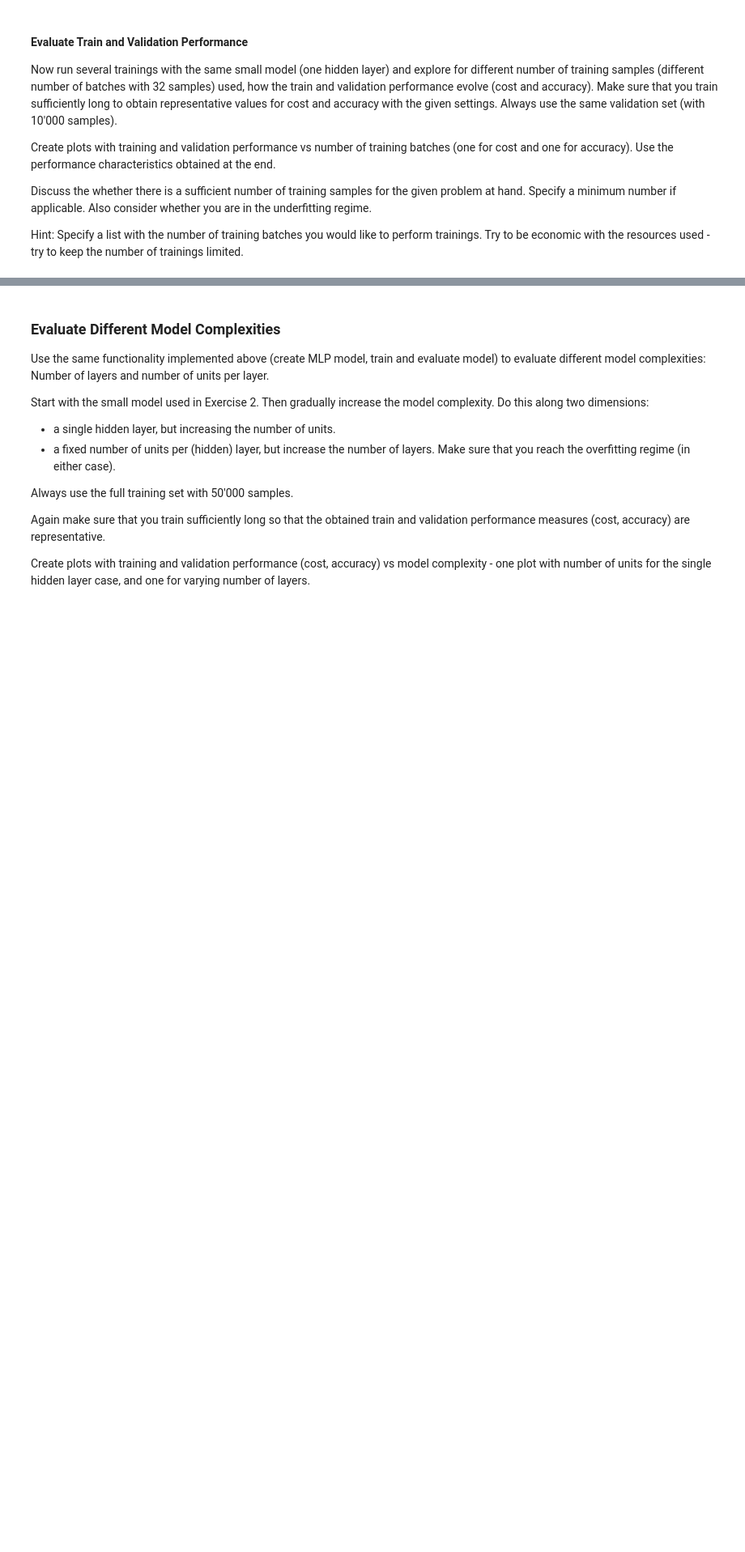
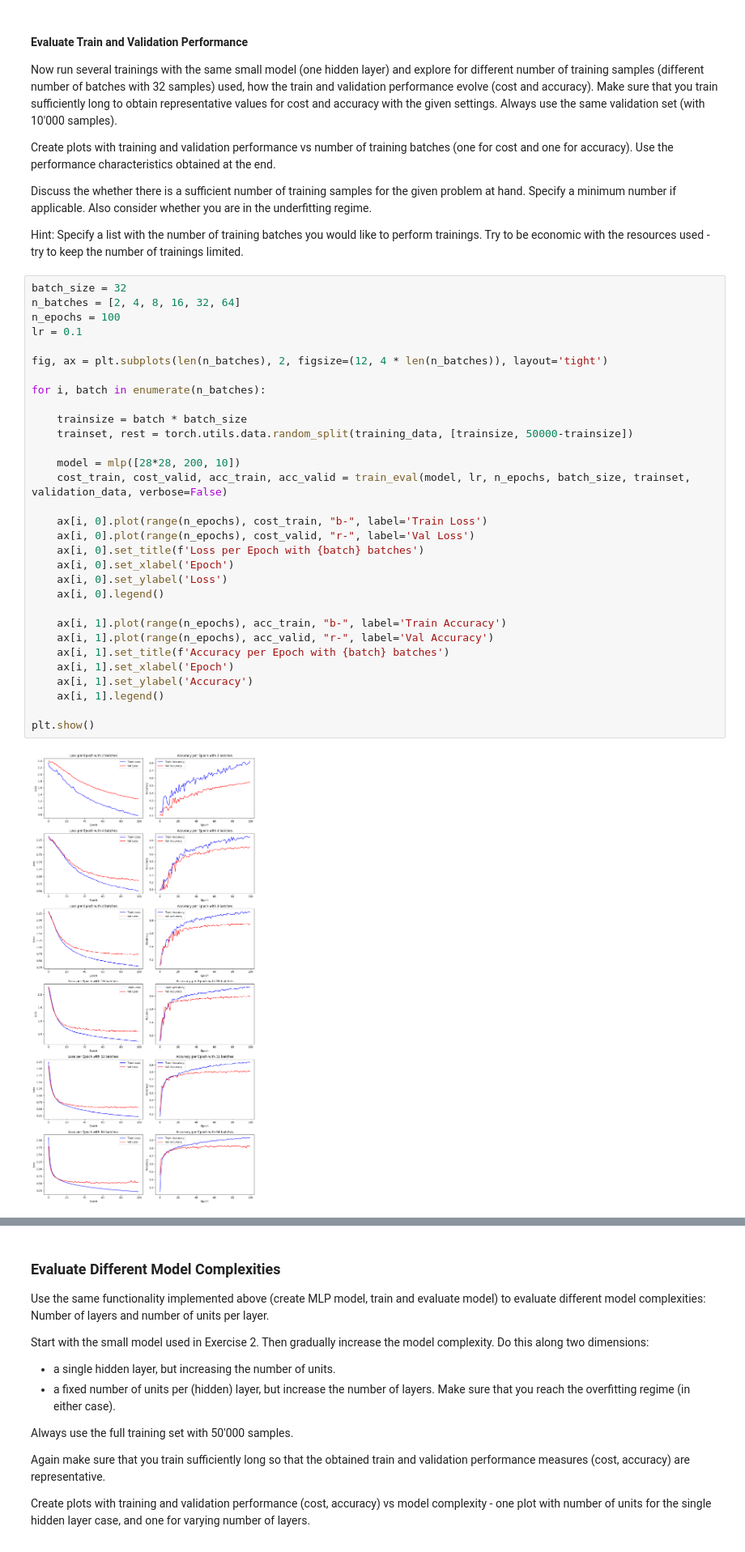
Before and after one commit to JaronMatzinger/mse_delearn, a Jupyter notebook: 03_exercises/mlps_for_fashion_MNIST_stud.ipynb, the cells around one changed output, grey strips where cells are left out. Shown at 81% size. Cells and saved outputs as stored; diff of their text form; blank space fills up the shorter version.

```diff
--- a/03_exercises/mlps_for_fashion_MNIST_stud.ipynb
+++ b/03_exercises/mlps_for_fashion_MNIST_stud.ipynb
@@ -109,4 +226,37 @@ Create plots with training and validation performance vs number of training batc
 Discuss the whether there is a sufficient number of training samples for the given problem at hand. Specify a minimum number if applicable. Also consider whether you are in the underfitting regime.
 
 Hint: Specify a list with the number of training batches you would like to perform trainings. Try to be economic with the resources used - try to keep the number of trainings limited.
+# %%
+batch_size = 32
+n_batches = [2, 4, 8, 16, 32, 64]
+n_epochs = 100
+lr = 0.1
+
+fig, ax = plt.subplots(len(n_batches), 2, figsize=(12, 4 * len(n_batches)), layout='tight')
+
+for i, batch in enumerate(n_batches):
+
+    trainsize = batch * batch_size
+    trainset, rest = torch.utils.data.random_split(training_data, [trainsize, 50000-trainsize])
+
+    model = mlp([28*28, 200, 10])
+    cost_train, cost_valid, acc_train, acc_valid = train_eval(model, lr, n_epochs, batch_size, trainset, validation_data, verbose=False)
+
+    ax[i, 0].plot(range(n_epochs), cost_train, "b-", label='Train Loss')
+    ax[i, 0].plot(range(n_epochs), cost_valid, "r-", label='Val Loss')
+    ax[i, 0].set_title(f'Loss per Epoch with {batch} batches')
+    ax[i, 0].set_xlabel('Epoch')
+    ax[i, 0].set_ylabel('Loss')
+    ax[i, 0].legend()
+
+    ax[i, 1].plot(range(n_epochs), acc_train, "b-", label='Train Accuracy')
+    ax[i, 1].plot(range(n_epochs), acc_valid, "r-", label='Val Accuracy')
+    ax[i, 1].set_title(f'Accuracy per Epoch with {batch} batches')
+    ax[i, 1].set_xlabel('Epoch')
+    ax[i, 1].set_ylabel('Accuracy')
+    ax[i, 1].legend()
+
+plt.show()
+# %% [output]
+[figure, added]
 # %% [markdown]
```
Also changed, not shown: parts of 15 cells of this notebook.
